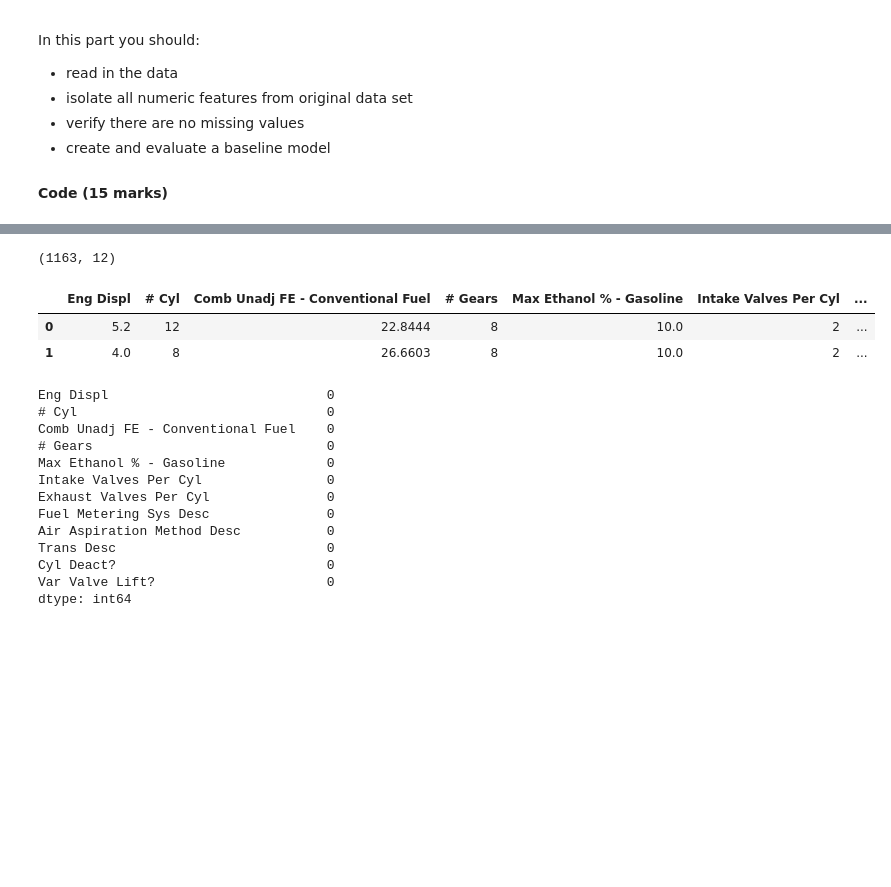
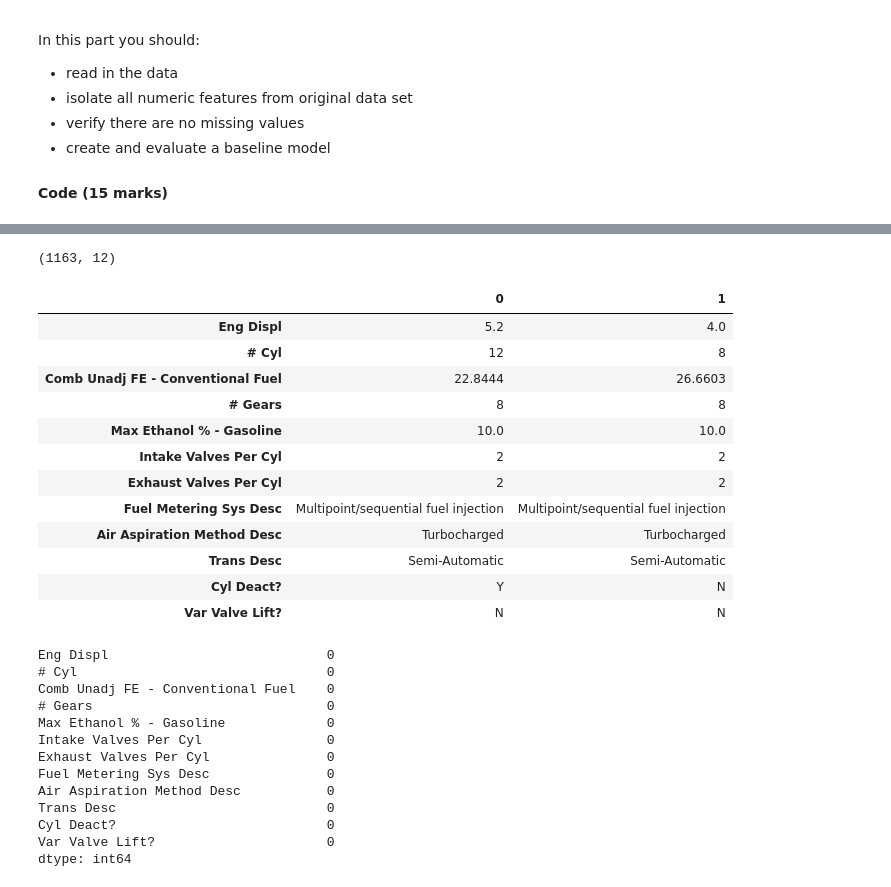
Before and after one commit to joncalle/ML1, a Jupyter notebook: Graded_Lab_2.ipynb, the cells around one changed output, grey strips where cells are left out. Cells and saved outputs as stored; diff of their text form; code cells hidden in the pictures; blank space fills up the shorter version.

```diff
--- a/Graded_Lab_2.ipynb
+++ b/Graded_Lab_2.ipynb
@@ -59,12 +78,22 @@ from rfpimp import *
 # %%
 veh_18 = pd.read_csv("https://raw.githubusercontent.com/joncalle/ML1/main/veh18.csv")
 print(veh_18.shape) # print rows, columns
-veh_18.head(2)      # dump first 2 rows
+veh_18.head(2).T      # dump first 2 rows
 # %% [output]
 (1163, 12)
-|  | Eng Displ | # Cyl | Comb Unadj FE - Conventional Fuel | # Gears | Max Ethanol % - Gasoline | Intake Valves Per Cyl | ... |
-| 0 | 5.2 | 12 | 22.8444 | 8 | 10.0 | 2 | ... |
-| 1 | 4.0 | 8 | 26.6603 | 8 | 10.0 | 2 | ... |
+|  | 0 | 1 |
+| Eng Displ | 5.2 | 4.0 |
+| # Cyl | 12 | 8 |
+| Comb Unadj FE - Conventional Fuel | 22.8444 | 26.6603 |
+| # Gears | 8 | 8 |
+| Max Ethanol % - Gasoline | 10.0 | 10.0 |
+| Intake Valves Per Cyl | 2 | 2 |
+| Exhaust Valves Per Cyl | 2 | 2 |
+| Fuel Metering Sys Desc | Multipoint/sequential fuel injection | Multipoint/sequential fuel injection |
+| Air Aspiration Method Desc | Turbocharged | Turbocharged |
+| Trans Desc | Semi-Automatic | Semi-Automatic |
+| Cyl Deact? | Y | N |
+| Var Valve Lift? | N | N |
 # %%
 #isolate all numeric features from original data set
 features = ['Eng Displ', '# Cyl', 'Comb Unadj FE - Conventional Fuel', '# Gears',
```
Also changed, not shown: parts of 34 cells of this notebook.
